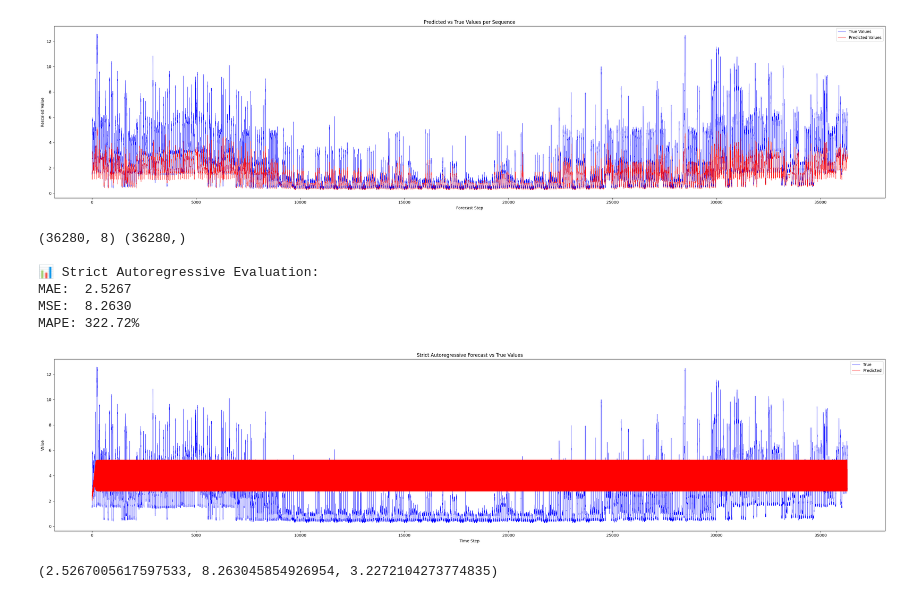
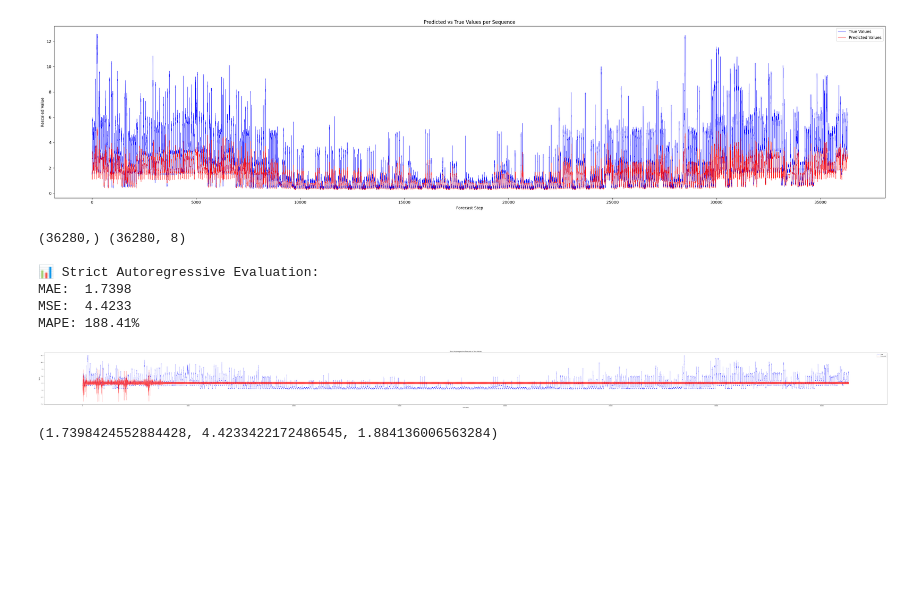
Before and after one commit to JanaJankovic/local-stlf, a Jupyter notebook: wavelet-transform/main.ipynb, the cells around one changed output. Drawn from its saved outputs; the diff is of its cells as text; code cells hidden in the pictures; blank space fills up the shorter version.

```diff
--- a/wavelet-transform/main.ipynb
+++ b/wavelet-transform/main.ipynb
@@ -303,13 +301,13 @@ def autoregressive_forecast_strict(model_path, val_loader, scaler_y, y_test, for
 
     return mae, mse, mape
 # %%
-autoregressive_forecast_strict('models/model.pth', val_loader, scalers_y[0], y_test, args['s'], wavelet='db2', level=3)
+autoregressive_forecast_strict('models/model.pth', val_loader, scalers_y[0], y_test, forecast_steps=args['s'], lookback=args['w'],  wavelet='db2', level=3)
 # %% [output]
-(36280, 8) (36280,)
+(36280,) (36280, 8)
 
 📊 Strict Autoregressive Evaluation:
-MAE:  2.5267
-MSE:  8.2630
-MAPE: 322.72%
+MAE:  1.7398
+MSE:  4.4233
+MAPE: 188.41%
-[figure, old version]
+[figure, new version]
-(2.5267005617597533, 8.263045854926954, 3.2272104273774835)
+(1.7398424552884428, 4.4233422172486545, 1.884136006563284)
```
Also changed, not shown: parts of 2 cells of this notebook, 6 other files.
